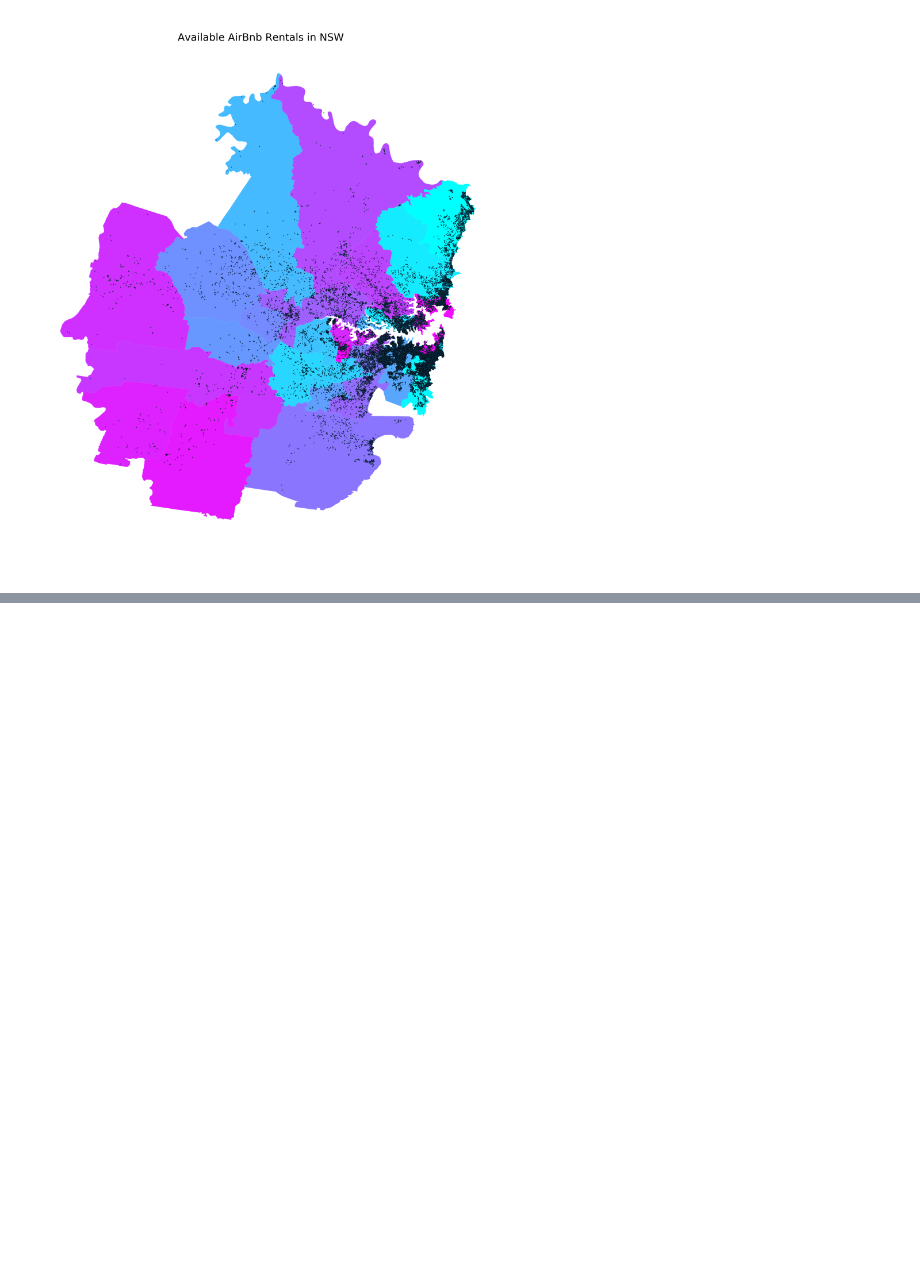
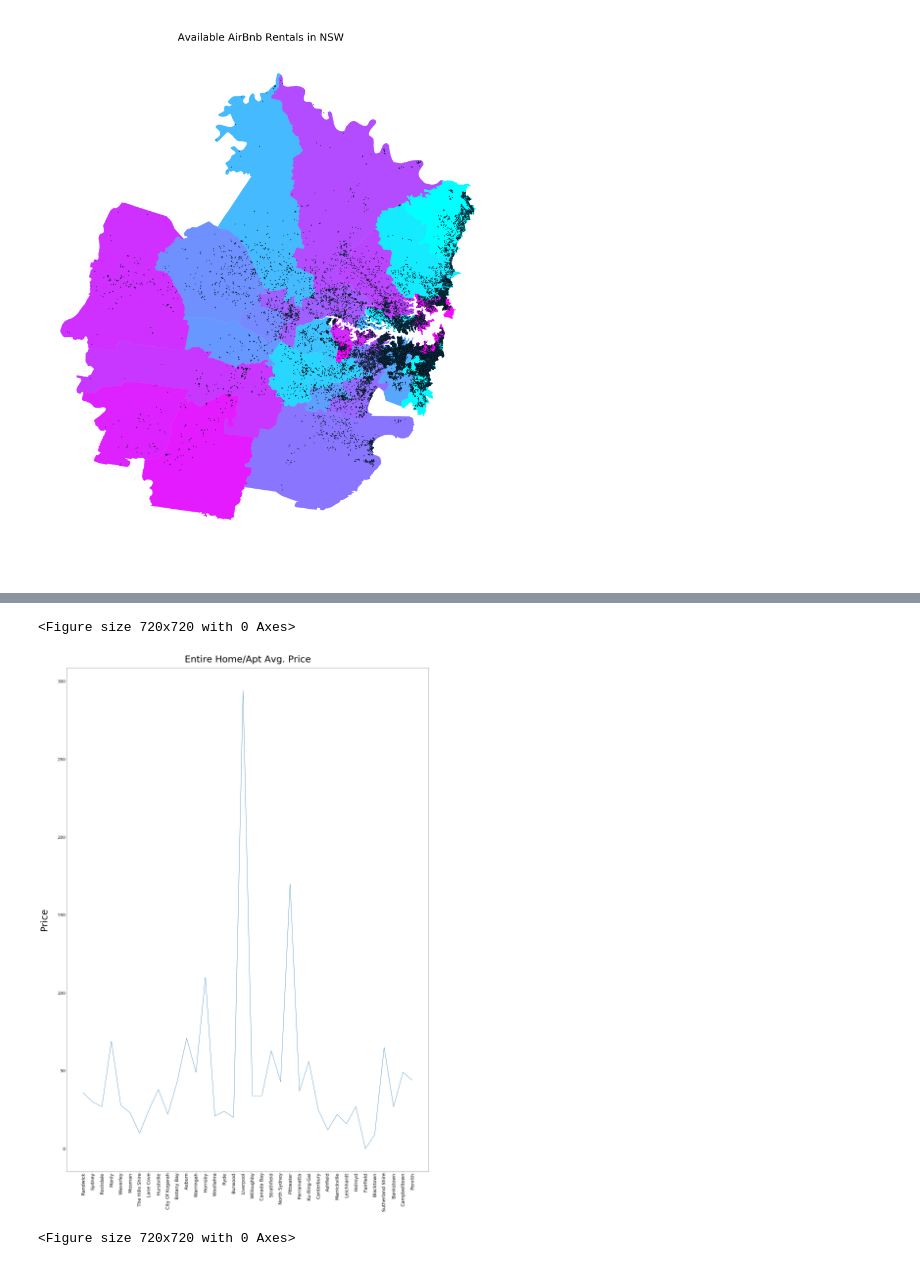
Before and after one commit to JetTheCat/airbnb-dataset-analysis, a Jupyter notebook: AirBNB Data Set Analysis.ipynb, the cells around one changed output, grey strips where cells are left out. Drawn from its saved outputs; the diff is of its cells as text; code cells hidden in the pictures; blank space fills up the shorter version.

```diff
--- a/AirBNB Data Set Analysis.ipynb
+++ b/AirBNB Data Set Analysis.ipynb
@@ -167,0 +259,5 @@ Text(0.5, 0.85, 'Available AirBnb Rentals in NSW')
+# %%
+tmp = sortSuburb(listings, rt_list[1])
+print_data = pd.DataFrame(tmp)
+print_data.rename(columns={"count": "Available Rooms", "location": "Location", "price": "Avg. Price per night", "rtype": "Room Type"}, inplace=True)
+print_data
@@ -167,0 +282,13 @@ Text(0.5, 0.85, 'Available AirBnb Rentals in NSW')
+# %%
+# Plotting avg_cost_data on a graph
+plot_data = pd.DataFrame(tmp)
+plot_data
+plt.plot(plot_data["location"], plot_data["price"])
+plt.xticks(plot_data["location"], rotation='vertical', fontsize=25)
+plt.ylabel("Price", fontsize=50, labelpad=50)
+plt.title("Entire Home/Apt Avg. Price", fontsize=50, pad=30)
+plt.figure(figsize=(10,10))
+# %% [output]
+<Figure size 720x720 with 0 Axes>
+[figure, added]
+<Figure size 720x720 with 0 Axes>
```
Also changed, not shown: parts of 18 cells of this notebook.
